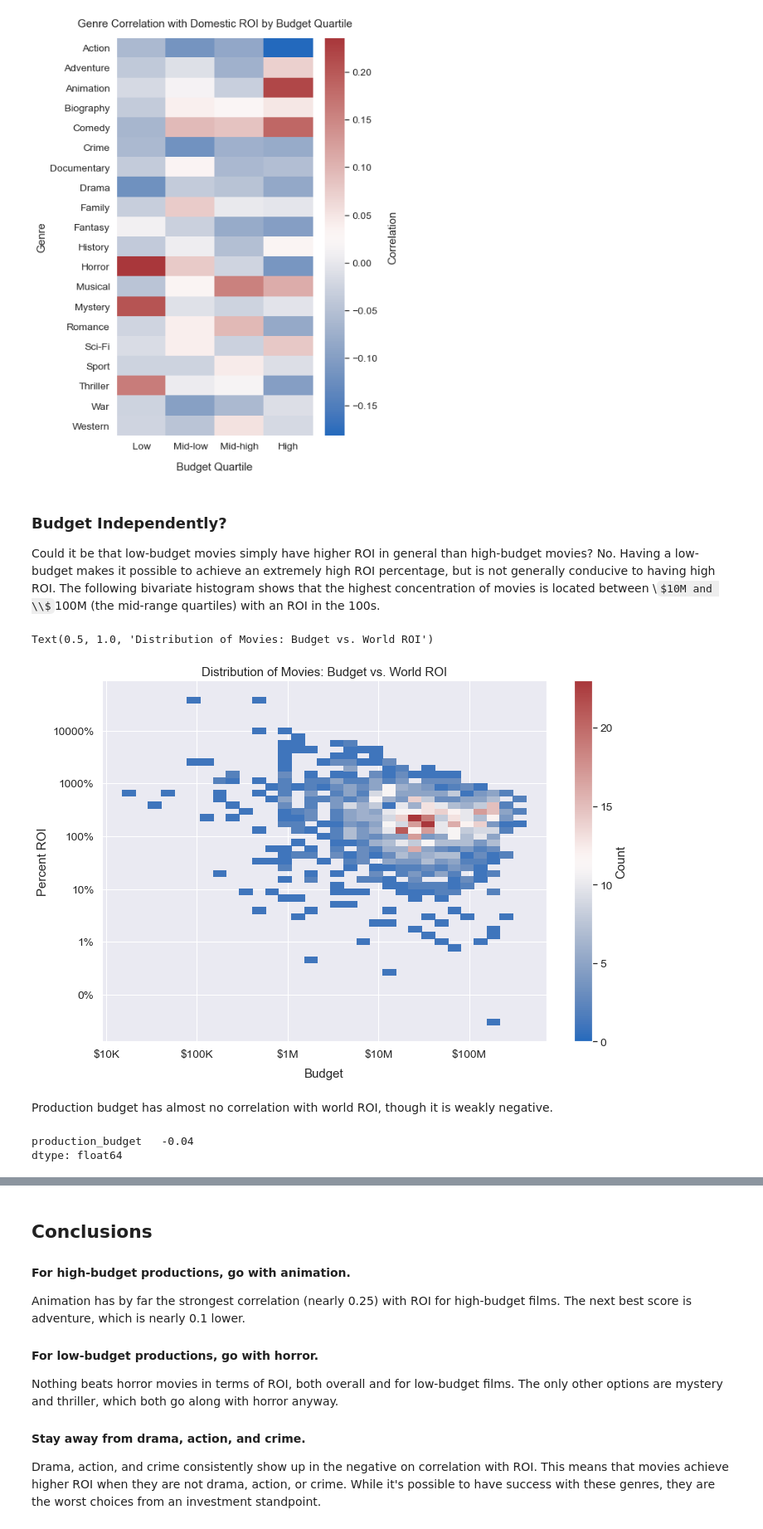
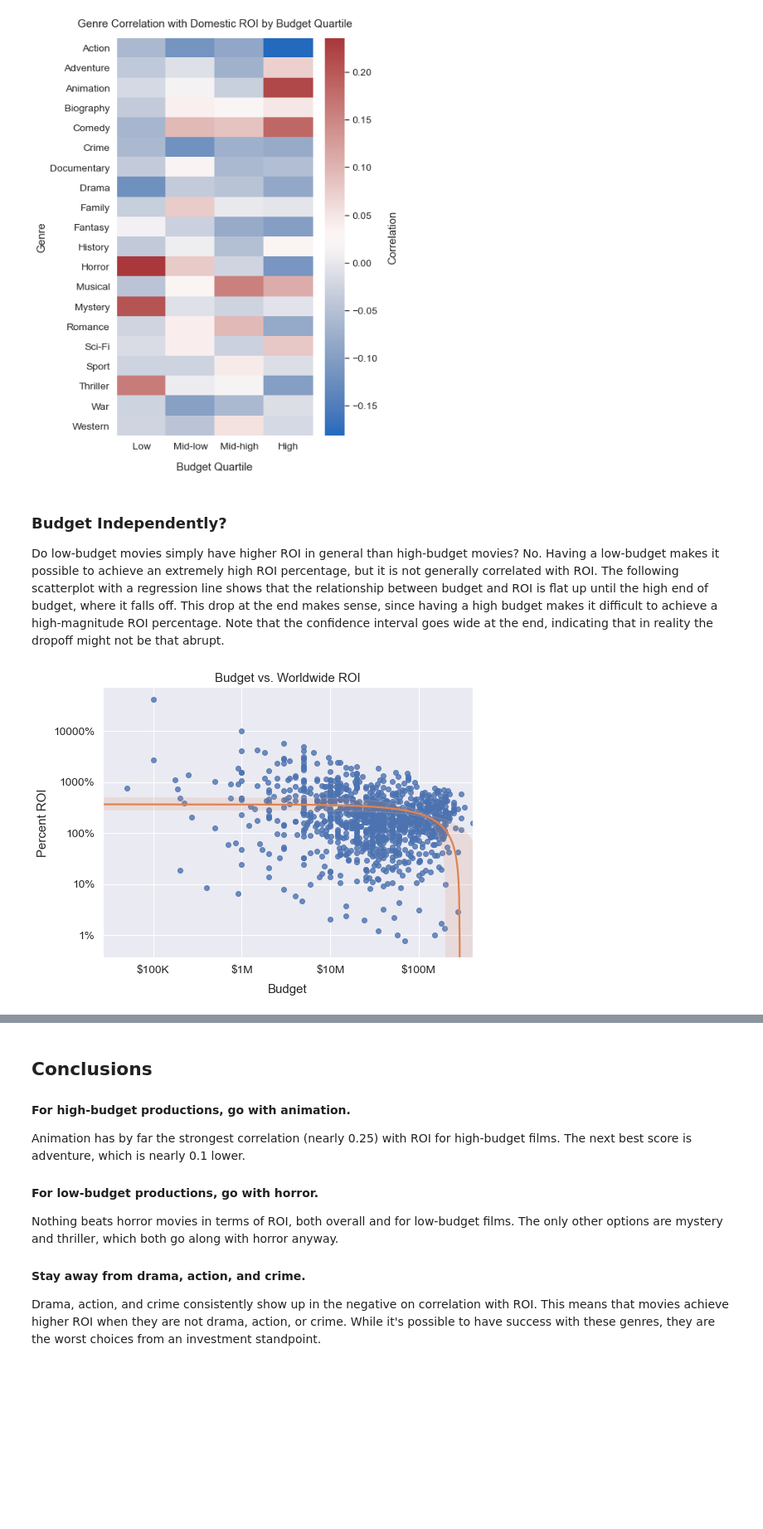
Before and after one commit to ndgigliotti/dsc-phase-1-project, a Jupyter notebook: genre_profitability.ipynb, the cells around one changed output, grey strips where cells are left out. Shown at 83% size. Drawn from its saved outputs; the diff is of its cells as text; code cells hidden in the pictures; some formulas as TeX source; blank space fills up the shorter version.

```diff
--- a/genre_profitability.ipynb
+++ b/genre_profitability.ipynb
@@ -456,3 +486,5 @@ Name: genres, dtype: int64
+# %%
+imdb['genres'] = imdb.loc[:, 'genres'].map(lambda x: list(set(x)))
 # %% [markdown]
 Here is the final genre distribution chart. I choose to keep low-frequency genres like "War" and "Western" unless they prove disruptive.
 # %%
@@ -667,34 +699,17 @@ ax.collections[0].colorbar.set_label('Correlation', labelpad=15)
 [figure]
 # %% [markdown]
 ### Budget Independently?
-Could it be that low-budget movies simply have higher ROI in general than high-budget movies? No. Having a low-budget makes it possible to achieve an extremely high ROI percentage, but is not generally conducive to having high ROI. The following bivariate histogram shows that the highest concentration of movies is located between \\$10M and \\$100M (the mid-range quartiles) with an ROI in the 100s.
+Do low-budget movies simply have higher ROI in general than high-budget movies? No. Having a low-budget makes it possible to achieve an extremely high ROI percentage, but it is not generally correlated with ROI. The following scatterplot with a regression line shows that the relationship between budget and ROI is flat up until the high end of budget, where it falls off. This drop at the end makes sense, since having a high budget makes it difficult to achieve a high-magnitude ROI percentage. Note that the confidence interval goes wide at the end, indicating that in reality the dropoff might not be that abrupt.
-# %%
-fig, ax = plt.subplots(figsize=(12, 8))
-cmap = sns.color_palette('vlag', as_cmap=True)
-pos_world_rois = tn.query('worldwide_roi > 0')
-ax = sns.histplot(data=pos_world_rois,
-                  x='production_budget',
-                  y='worldwide_roi',
-                  ax=ax,
-                  bins='auto',
-                  stat='count',
-                  cbar=True,
-                  log_scale=True,
-                  cmap=cmap,
-                  cbar_kws={'label': 'Count'})
-ax.yaxis.set_major_formatter(ticker.PercentFormatter())
-ax.xaxis.set_major_formatter(plotting.big_money_formatter())
-ax.set_xlabel('Budget', labelpad=10)
-ax.set_ylabel('Percent ROI')
-ax.set_title('Distribution of Movies: Budget vs. World ROI')
-# %% [output]
-Text(0.5, 1.0, 'Distribution of Movies: Budget vs. World ROI')
-[figure, removed]
-# %% [markdown]
-Production budget has almost no correlation with world ROI,
-though it is weakly negative.
-# %%
-tn[['production_budget']].corrwith(tn['worldwide_roi'])
-# %% [output]
-production_budget   -0.04
-dtype: float64
+# %%
+fig, ax = plt.subplots(figsize=(8, 6))
+deeps = sns.color_palette('deep', n_colors=2)
+ax = sns.regplot(data=imdb, x='production_budget', y='worldwide_roi', ax=ax, color=deeps[0], line_kws={'color': deeps[1]})
+ax.set_xscale('log')
+ax.set_yscale('log')
+ax.set_title('Budget vs. Worldwide ROI')
+ax.set_ylabel('Percent ROI', labelpad=5)
+ax.set_xlabel('Budget', labelpad=10)
+ax.yaxis.set_major_formatter(ticker.PercentFormatter())
+ax.xaxis.set_major_formatter(plotting.big_money_formatter())
+# %% [output]
+[figure, added]
```
Also changed, not shown: parts of 18 cells of this notebook, 1 other file.
